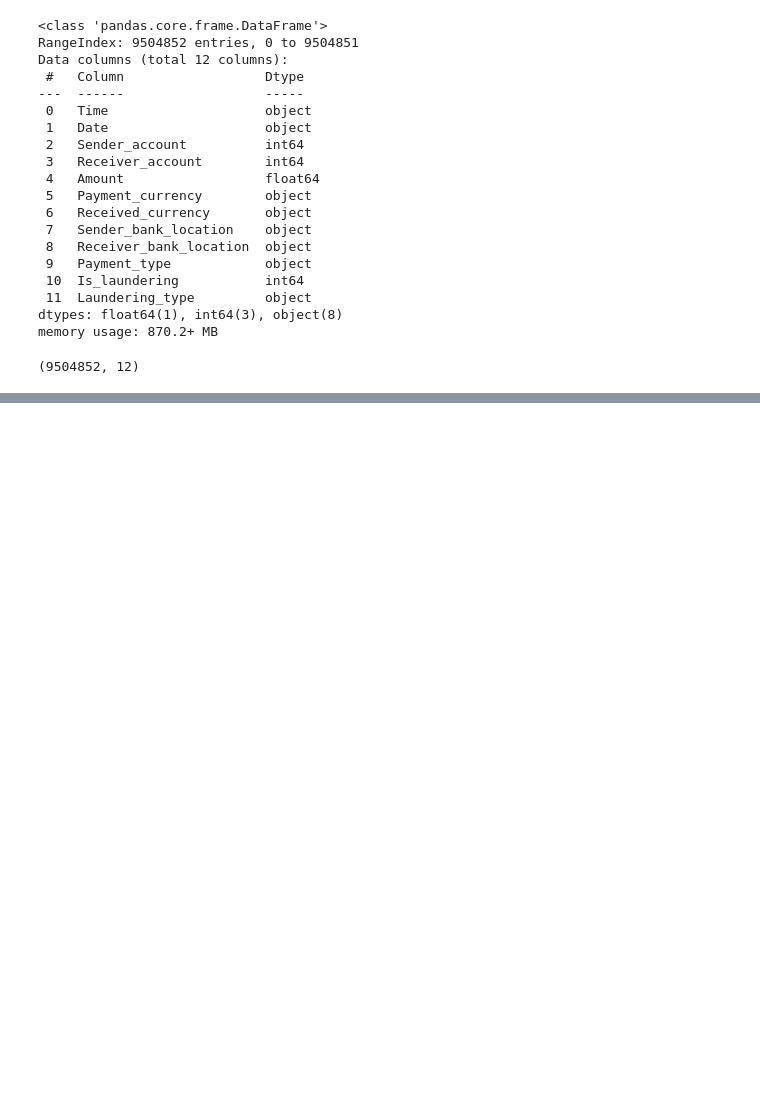
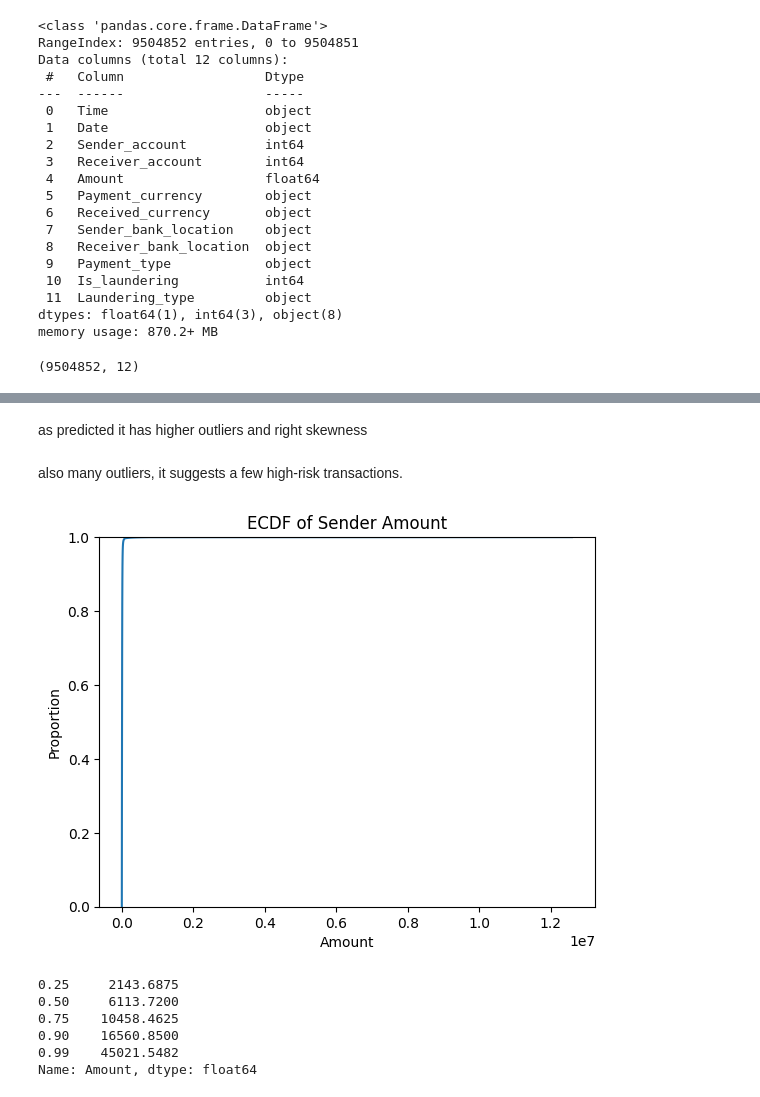
Before and after one commit to k17hawk/aml_project, a Jupyter notebook: Jupyter_research/data_analysis.ipynb, the cells around one changed output, grey strips where cells are left out. Drawn from its saved outputs; the diff is of its cells as text; code cells hidden in the pictures; blank space fills up the shorter version.

```diff
--- a/Jupyter_research/data_analysis.ipynb
+++ b/Jupyter_research/data_analysis.ipynb
@@ -231,0 +66,19 @@ Successfully inserted 9504852 rows into 'Transactions'.
+# %% [markdown]
+as predicted it has higher outliers and right skewness
+# %% [markdown]
+also many outliers, it suggests a few high-risk transactions.
+# %%
+sns.ecdfplot(df['Amount'])
+plt.title('ECDF of Sender Amount')
+plt.show()
+# %% [output]
+[figure, added]
+# %%
+print(df['Amount'].quantile([0.25, 0.5, 0.75, 0.9, 0.99]))
+# %% [output]
+0.25     2143.6875
+0.50     6113.7200
+0.75    10458.4625
+0.90    16560.8500
+0.99    45021.5482
+Name: Amount, dtype: float64
```
Also changed, not shown: parts of 99 cells of this notebook, 1 other file.
